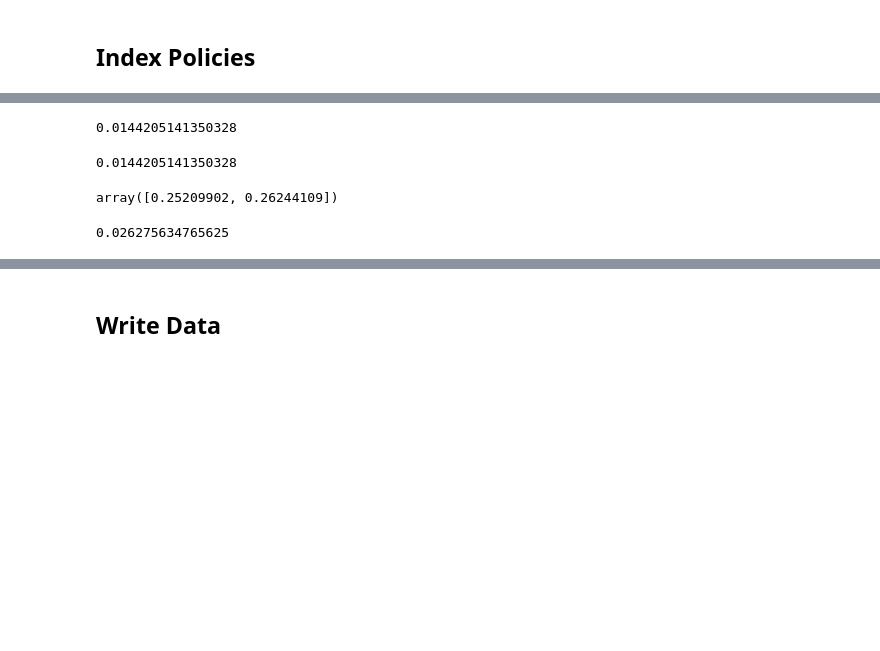
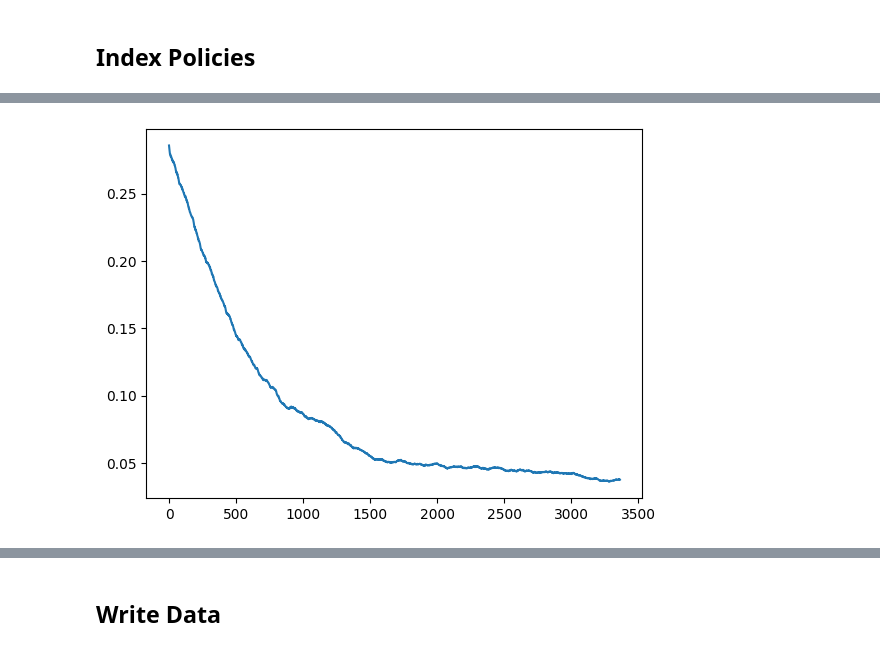
Before and after one commit to naveenr414/food-rescue-rmab, a Jupyter notebook: scripts/notebooks/Scratch Space.ipynb, the cells around one changed output, grey strips where cells are left out. Cells and saved outputs as stored; diff of their text form; code cells hidden in the pictures; blank space fills up the shorter version.

```diff
--- a/scripts/notebooks/Scratch Space.ipynb
+++ b/scripts/notebooks/Scratch Space.ipynb
@@ -29,13 +28,13 @@ resource.setrlimit(resource.RLIMIT_AS, (30 * 1024 * 1024 * 1024, -1))
 is_jupyter = 'ipykernel' in sys.modules
 # %%
 if is_jupyter:
-    seed        = 42
+    seed        = 43
     n_arms      = 2
-    volunteers_per_arm = 5
+    volunteers_per_arm = 1
     budget      = 3
     discount    = 0.9
     alpha       = 3
-    n_episodes  = 100
+    n_episodes  = 200
     episode_len = 20
     n_epochs    = 1
     save_with_date = False
@@ -46,7 +45,7 @@ if is_jupyter:
     value_lr=1e-4
     train_iterations = 30
     test_iterations = 30
-    out_folder = 'real_data'
+    out_folder = 'semi_synthetic_mcts'
 else:
     parser = argparse.ArgumentParser()
     parser.add_argument('--n_arms',         '-N', help='num beneficiaries (arms)', type=int, default=2)
@@ -65,7 +64,7 @@ else:
     parser.add_argument('--value_lr', help='Learning Rate Value', type=float, default=1e-4)
     parser.add_argument('--train_iterations', help='Number of MCTS train iterations', type=int, default=30)
     parser.add_argument('--test_iterations', help='Number of MCTS test iterations', type=int, default=30)
-    parser.add_argument('--out_folder', help='Which folder to write results to', type=str, default='real_data')
+    parser.add_argument('--out_folder', help='Which folder to write results to', type=str, default='semi_synthetic_mcts')
 
     parser.add_argument('--use_date', action='store_true')
 
@@ -104,13 +101,19 @@ def create_environment(seed):
     random.seed(seed)
     np.random.seed(seed)
 
+    if prob_distro == 'uniform':
+        match_probabilities = [np.random.random() for i in range(all_population_size * volunteers_per_arm)]
+    elif prob_distro == 'uniform_small':
+        match_probabilities = [np.random.random()/4 for i in range(all_population_size * volunteers_per_arm)]
+    elif prob_distro == 'uniform_large':
+        match_probabilities = [np.random.random()/4+0.75 for i in range(all_population_size * volunteers_per_arm)]
+    elif prob_distro == 'normal':
+        match_probabilities = [np.clip(np.random.normal(0.25, 0.1),0,1) for i in range(all_population_size * volunteers_per_arm)]
+
     all_features = np.arange(all_population_size)
-    match_probabilities = []
-
-    if seed in match_probabilities_by_seed:
-        match_probabilities = match_probabilities_by_seed[seed]
+    match_probabilities = create_prob_distro(prob_distro,all_population_size*volunteers_per_arm)
     simulator = RMABSimulator(all_population_size, all_features, all_transitions,
-                n_arms, volunteers_per_arm, episode_len, n_epochs, n_episodes, budget, discount,number_states=n_states, reward_style='match',match_probability_list=match_probabilities,TIME_PER_RUN=TIME_PER_RUN,contextual=True)
+                n_arms, volunteers_per_arm, episode_len, n_epochs, n_episodes, budget, discount,number_states=n_states, reward_style='match',match_probability_list=match_probabilities,TIME_PER_RUN=TIME_PER_RUN)
 
     return simulator
 # %%
@@ -207,8 +254,8 @@ Took 0.1430356502532959 time
 # %%
-policy = whittle_policy_adjusted_contextual
-name = "linear_whittle_adjusted"
+policy = dqn_policy
+name = "dqn"
 
-rewards, memory, simulator = run_multi_seed(seed_list,policy)
+rewards, memory, simulator = run_multi_seed(seed_list,policy,is_mcts=True)
 results['{}_reward'.format(name)] = rewards['reward']
 results['{}_match'.format(name)] =  rewards['match']
 results['{}_active'.format(name)] = rewards['active_rate']
@@ -239,28 +282,11 @@ a,b,c,d
-# %%
-transitions = [[[0.79467681,0.20532319],
-  [0.47663551,0.52336449]],
-
- [[0.5046729, 0.4953271 ],
-  [0.26785714,0.73214286]]]
-transitions = np.array(transitions)
-match_probs = 0
-a = transitions[0,0,1]
-b = transitions[0,1,1]
-c = transitions[1,0,1]
-d = transitions[1,1,1]
-(d-c)*0.9/(1+0.9*(a-c))*lamb/(n_arms*volunteers_per_arm) + match_probs*(1-lamb)
-# %% [output]
-0.0144205141350328
-# %%
-(d-c)*0.9/(1+0.9*(a-c))*lamb/10+ match_probs*(1-lamb)
-# %% [output]
-0.0144205141350328
-# %%
-get_q_vals(transitions[:,:,1],1,0.01315308,discount,1e-4,reward_function='combined',lamb=lamb,match_prob=match_probs,num_arms=n_arms*volunteers_per_arm)
-# %% [output]
-array([0.25209902, 0.26244109])
-# %%
-arm_compute_whittle(transitions[:,:,1], 1, discount, -1,reward_function='activity',lamb=0.5,
-                        match_prob=0,num_arms=10)
-# %% [output]
-0.026275634765625
+# %%
+if is_jupyter:
+    def plot_sliding_window(data):
+        return [np.mean(data[i:i+100]) for i in range(len(data)-100)]
+    value_loss_1 = memory[0][3]
+    past_rewards = memory[0][2]
+# %%
+if is_jupyter:
+    plt.plot(plot_sliding_window(value_loss_1))
+# %% [output]
+[figure, added]
```
Also changed, not shown: parts of 12 cells of this notebook.
